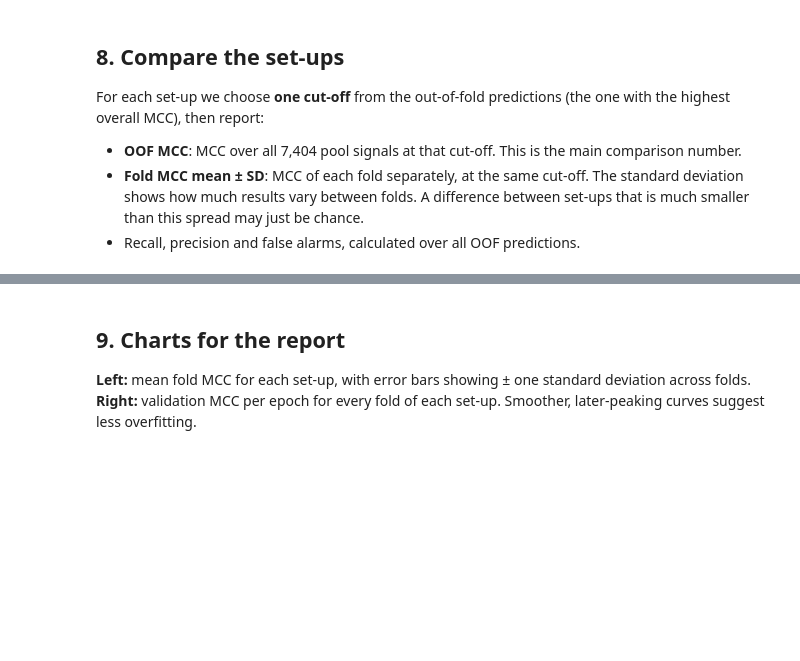
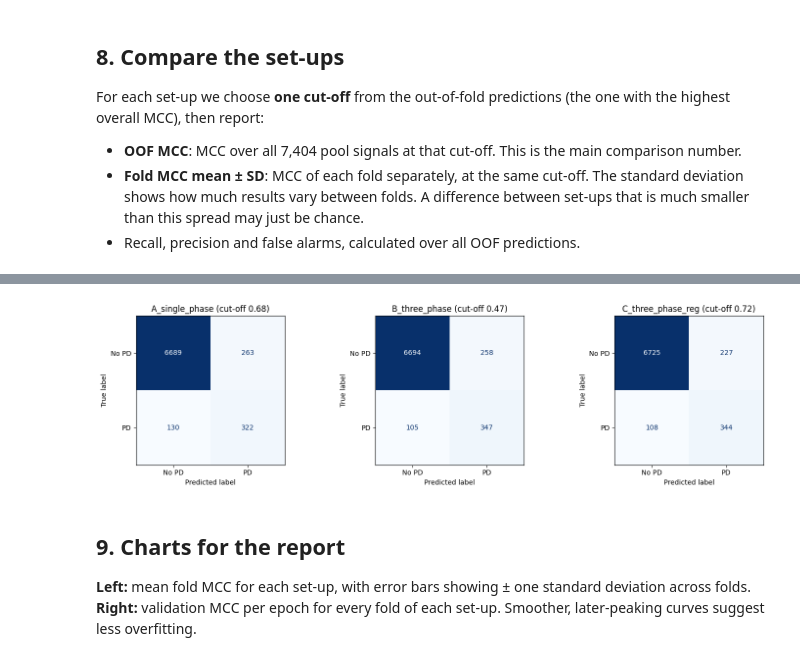
Before and after one commit to Ronak-Robert/FInal-Year-Project, a Jupyter notebook: v2-test-2-5-fold-cross-validation.ipynb, the cells around one changed output, grey strips where cells are left out. Drawn from its saved outputs; the diff is of its cells as text; code cells hidden in the pictures; blank space fills up the shorter version.

```diff
--- a/v2-test-2-5-fold-cross-validation.ipynb
+++ b/v2-test-2-5-fold-cross-validation.ipynb
@@ -295,3 +295,14 @@ summary
+# %%
+fig, axes = plt.subplots(1, len(RUN_CONFIGS), figsize=(5 * len(RUN_CONFIGS), 4))
+for ax, n in zip(np.atleast_1d(axes), RUN_CONFIGS):
+    r = results[n]
+    ConfusionMatrixDisplay.from_predictions(y[pool_idx], r['oof'][pool_idx] > r['threshold'],
+                                            display_labels=['No PD', 'PD'], cmap='Blues',
+                                            ax=ax, colorbar=False)
+    ax.set_title(f'{n} (cut-off {r["threshold"]:.2f})')
+plt.tight_layout(); plt.show()
+# %% [output]
+[figure, added]
 # %% [markdown]
 ## 9. Charts for the report
 
```
Also changed, not shown: parts of 4 cells of this notebook.
